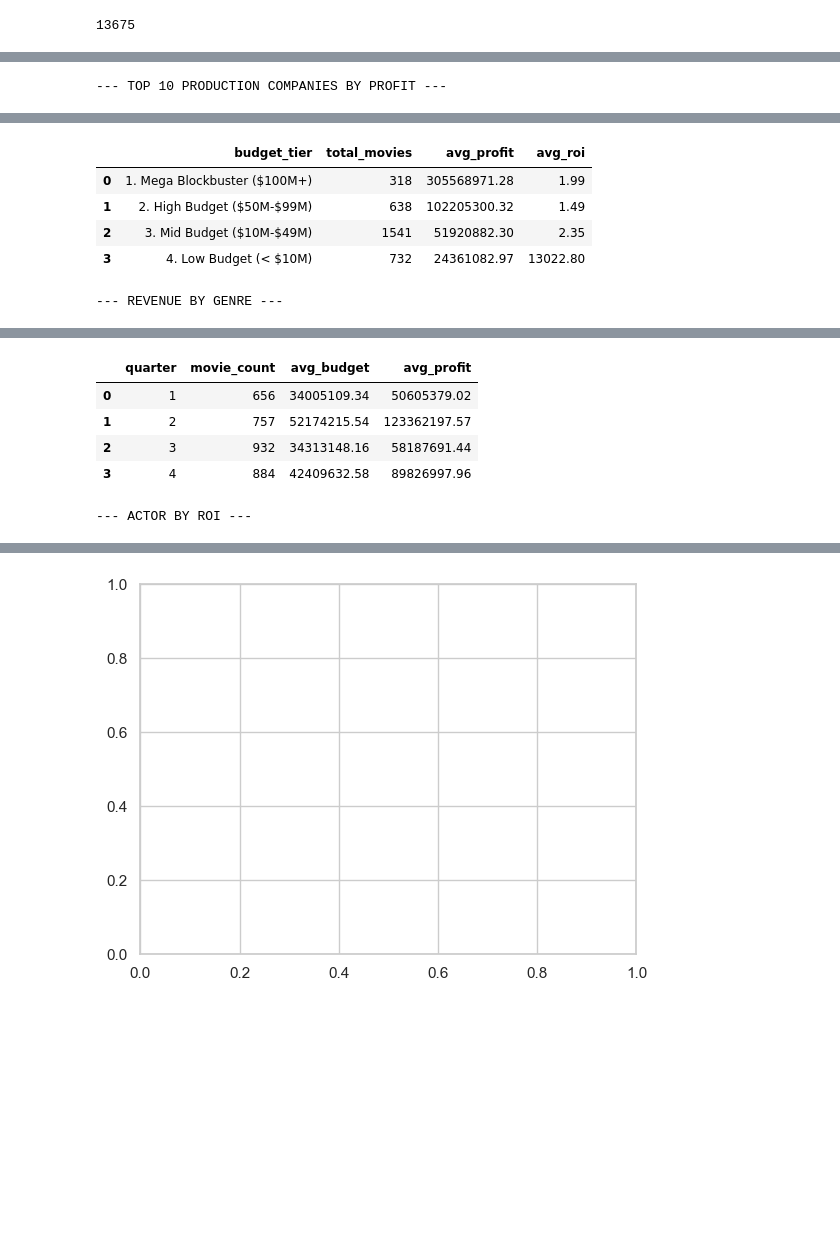
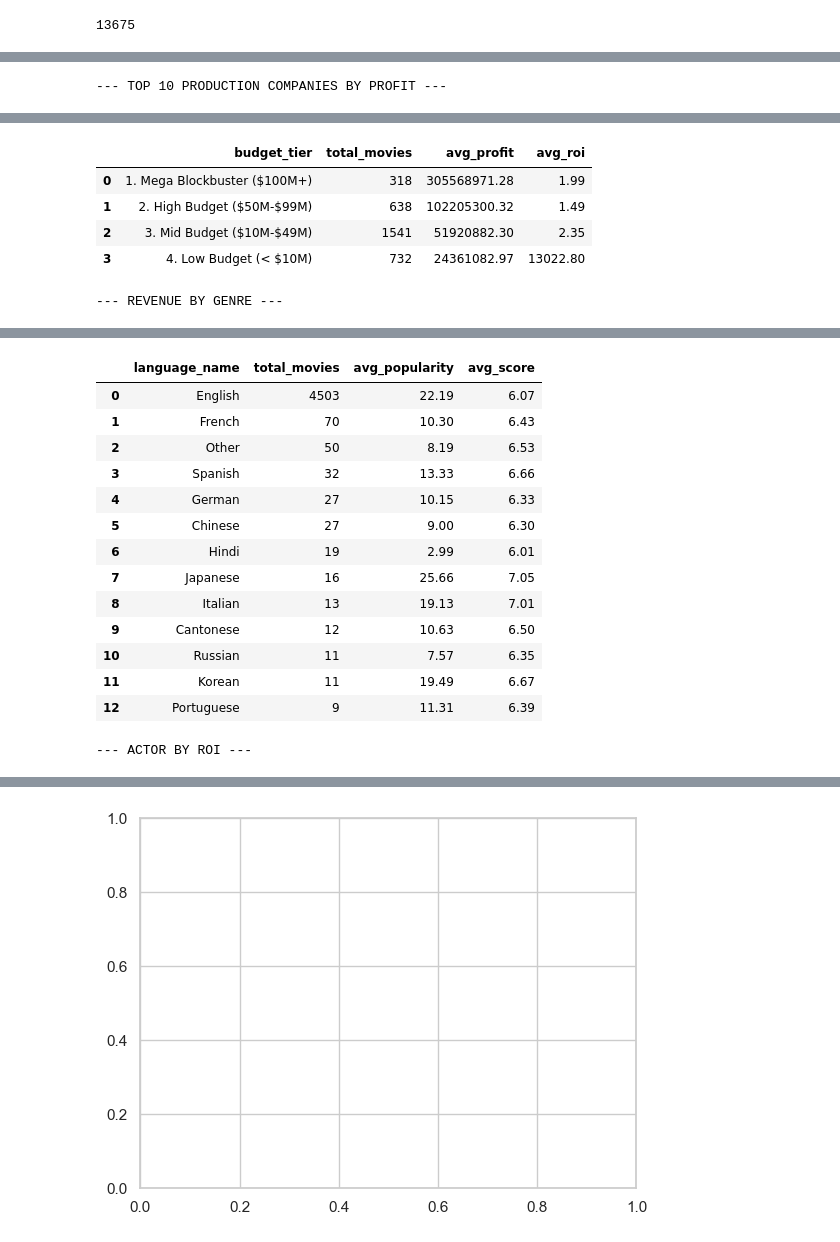
Before and after one commit to CarlotaMarto/Big_Data, a Jupyter notebook: midterm.ipynb, the cells around one changed output, grey strips where cells are left out. Drawn from its saved outputs; the diff is of its cells as text; code cells hidden in the pictures; blank space fills up the shorter version.

```diff
--- a/midterm.ipynb
+++ b/midterm.ipynb
@@ -579,7 +579,7 @@ LIMIT 10;
 """
 
 
-# 3. Query 2: ROI by Gender
+# 3. Query 2: ROI by Budget Level
 query_2 = '''
 SELECT
     CASE
@@ -600,87 +600,78 @@ ORDER BY budget_tier;
 
 
 
-
+#revenue by genre
 query_3 = '''
+-- Query 3: Genre Profitability & Efficiency
 SELECT
     g.genre_name,
-    COUNT(f.movie_id) AS total_movies,
-    ROUND(AVG(f.revenue), 2) AS avg_revenue,
-    ROUND(SUM(f.revenue), 2) AS total_revenue
+    COUNT(f.movie_id) AS film_count,
+    ROUND(AVG(f.profit), 2) AS avg_profit,
+    ROUND(AVG(f.ROI), 2) AS avg_roi
 FROM fact_table f
 JOIN dim_genres g ON f.movie_id = g.movie_id
-WHERE f.revenue IS NOT NULL
+WHERE f.profit IS NOT NULL AND f.ROI IS NOT NULL
 GROUP BY g.genre_name
-ORDER BY total_revenue DESC;
+HAVING film_count > 10
+ORDER BY avg_roi DESC;
 '''
 
-query_4 = '''
-SELECT
-    d.quarter,
-    COUNT(f.movie_id) AS movie_count,
-    ROUND(AVG(f.budget), 2) AS avg_budget,
-    ROUND(AVG(f.profit), 2) AS avg_profit
+#audience by language
+query_4 = '''SELECT
+    l.language_name,
+    COUNT(f.movie_id) AS total_movies,
+    AVG(f.popularity) AS avg_popularity,
+    AVG(f.vote_average) AS avg_score
 FROM fact_table f
-JOIN dim_date d ON f.movie_id = d.movie_id
-WHERE f.profit IS NOT NULL
-GROUP BY d.quarter
-ORDER BY d.quarter;
-'''
+JOIN dim_language l ON f.movie_id = l.movie_id
+GROUP BY l.language_name
+ORDER BY total_movies DESC; '''
 
 
-query_5 = '''
+query_5 = '''-- Query 5: Top 10 Actors by Average Audience Score
 SELECT
     c.actor_name,
     COUNT(f.movie_id) AS film_count,
-    ROUND(AVG(f.roi), 2) AS avg_roi
+    ROUND(AVG(f.vote_average), 2) AS avg_audience_score,
+    SUM(f.vote_count) AS total_votes_received
 FROM fact_table f
 JOIN dim_cast c ON f.movie_id = c.movie_id
-WHERE f.roi IS NOT NULL
 GROUP BY c.actor_name
-HAVING film_count >= 5  -- Only look at actors with at least 5 movies
-ORDER BY avg_roi DESC
-LIMIT 10;
+HAVING film_count >= 5  -- Filtro para garantir consistência
+ORDER BY avg_audience_score DESC
+LIMIT 10;'''
+
+query_6 = '''SELECT
+    d.day_of_week,
+    COUNT(f.movie_id) AS release_count,
+    ROUND(AVG(f.popularity), 2) AS avg_popularity
+FROM fact_table f
+JOIN dim_date d ON f.movie_id = d.movie_id
+GROUP BY d.day_of_week
+ORDER BY avg_popularity DESC;
 '''
-
-query_6 = '''
-SELECT
-    p.company_name,
-    COUNT(f.movie_id) AS total_movies,
-    SUM(CASE WHEN f.profit < 0 THEN 1 ELSE 0 END) AS box_office_bombs,
-    ROUND((CAST(SUM(CASE WHEN f.profit < 0 THEN 1 ELSE 0 END) AS REAL) / COUNT(f.movie_id)) * 100, 2) AS flop_rate_percentage
-FROM fact_table f
-JOIN dim_production p ON f.movie_id = p.movie_id
-WHERE f.profit IS NOT NULL AND f.budget >= 1000000
-GROUP BY p.company_name
-HAVING total_movies >= 15
-ORDER BY flop_rate_percentage DESC
-LIMIT 10;
-'''
-
-
 
 
 
 print("--- TOP 10 PRODUCTION COMPANIES BY PROFIT ---")
 display(pd.read_sql_query(query_1, conn))
 
-print("\n--- ROI BY GENDER ---")
+print("\n--- ROI BY BUDGET LEVEL ---")
 display(pd.read_sql_query(query_2, conn))
 
 print('--- REVENUE BY GENRE ---')
 display(pd.read_sql_query(query_3, conn))
 
-print('--- PROFIT BY QUARTER ---')
+print('--- GLOBAL POPULARITY BY LANGUAGE ---')
 display(pd.read_sql_query(query_4, conn))
 
 print('--- ACTOR BY ROI ---')
 display(pd.read_sql_query(query_5, conn))
 
-print('--------------')
+print('--- POPULARITY BY DAY OF THE WEEK ---')
 display(pd.read_sql_query(query_6, conn))
 
 
-
 # conn.close()
 # %% [output]
 --- TOP 10 PRODUCTION COMPANIES BY PROFIT ---
@@ -723,6 +714,15 @@ display(pd.read_sql_query(query_6, conn))
-|  | quarter | movie_count | avg_budget | avg_profit |
-| 0 | 1 | 656 | 34005109.34 | 50605379.02 |
-| 1 | 2 | 757 | 52174215.54 | 123362197.57 |
-| 2 | 3 | 932 | 34313148.16 | 58187691.44 |
-| 3 | 4 | 884 | 42409632.58 | 89826997.96 |
+|  | language_name | total_movies | avg_popularity | avg_score |
+| 0 | English | 4503 | 22.19 | 6.07 |
+| 1 | French | 70 | 10.30 | 6.43 |
+| 2 | Other | 50 | 8.19 | 6.53 |
+| 3 | Spanish | 32 | 13.33 | 6.66 |
+| 4 | German | 27 | 10.15 | 6.33 |
+| 5 | Chinese | 27 | 9.00 | 6.30 |
+| 6 | Hindi | 19 | 2.99 | 6.01 |
+| 7 | Japanese | 16 | 25.66 | 7.05 |
+| 8 | Italian | 13 | 19.13 | 7.01 |
+| 9 | Cantonese | 12 | 10.63 | 6.50 |
+| 10 | Russian | 11 | 7.57 | 6.35 |
+| 11 | Korean | 11 | 19.49 | 6.67 |
+| 12 | Portuguese | 9 | 11.31 | 6.39 |
 --- ACTOR BY ROI ---
```
Also changed, not shown: parts of 2 cells of this notebook, 1 other file.
